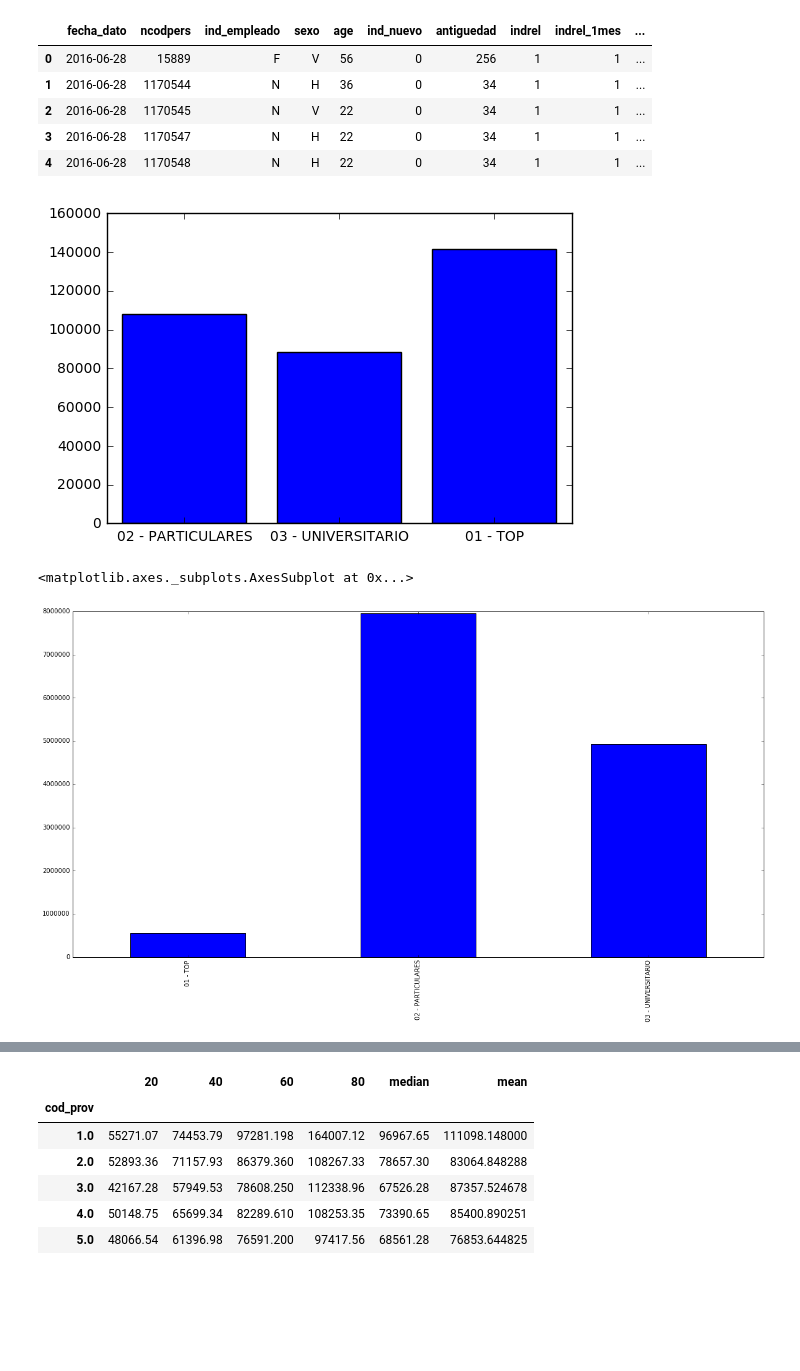
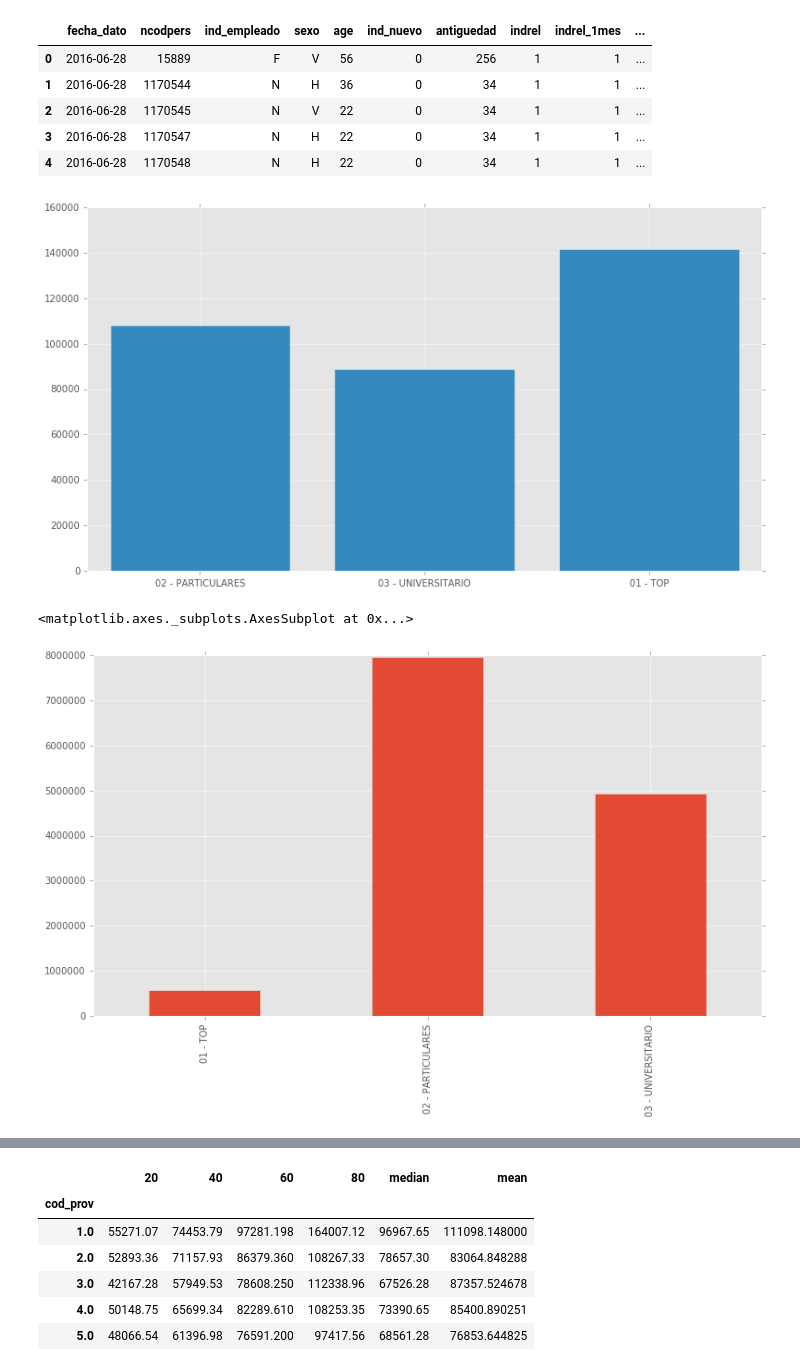
Before and after one commit to PetrShypila/Santander-Competition, a Jupyter notebook: notebooks/1-preprocessing.ipynb, the cells around one changed output, grey strips where cells are left out. Cells and saved outputs as stored; diff of their text form; code cells hidden in the pictures; blank space fills up the shorter version.

```diff
--- a/notebooks/1-preprocessing.ipynb
+++ b/notebooks/1-preprocessing.ipynb
@@ -4,9 +4,12 @@
 from collections import defaultdict
 import pandas as pd
 import numpy as np
+import operator
 
+from sklearn.preprocessing import MinMaxScaler
+import matplotlib
 import matplotlib.pyplot as plt
-from sklearn.preprocessing import MinMaxScaler
+matplotlib.style.use('ggplot')
 %matplotlib inline
 
 pd.set_option('display.max_columns', None)
@@ -67,27 +70,27 @@ products = ['ind_ahor_fin_ult1', 'ind_aval_fin_ult1', 'ind_cco_fin_ult1',
 # %%
 # Median income per segmento
 segm_rent = defaultdict(set)
 df.groupby(['segmento']).apply(lambda x: segm_rent[x.segmento.values[0]].add(x.renta.median()))
 
 keys = []
 vals = []
 
 for k, v in segm_rent.items():
     keys.append(k)
     vals.append(list(v)[0])
 
-fig, ax = plt.subplots()
+fig, ax = plt.subplots(figsize=(13,7))
 ind = np.arange(len(keys))  # the x locations for the groups
 
 ax.bar(ind, vals, align='center')
 ax.set_xticks(ind)
 ax.set_xticklabels(keys)
 plt.show()
 # %% [output]
-[figure, old version]
+[figure, new version]
 # %%
 # Segmento distribution
-pd.value_counts(df.segmento).sort_index().plot(kind="bar", figsize=(20,10))
+pd.value_counts(df.segmento).sort_index().plot(kind="bar", figsize=(13,7))
 # %% [output]
 <matplotlib.axes._subplots.AxesSubplot at 0x...>
-[figure, old version]
+[figure, new version]
```
Also changed, not shown: parts of 12 cells of this notebook, 1 other file.
